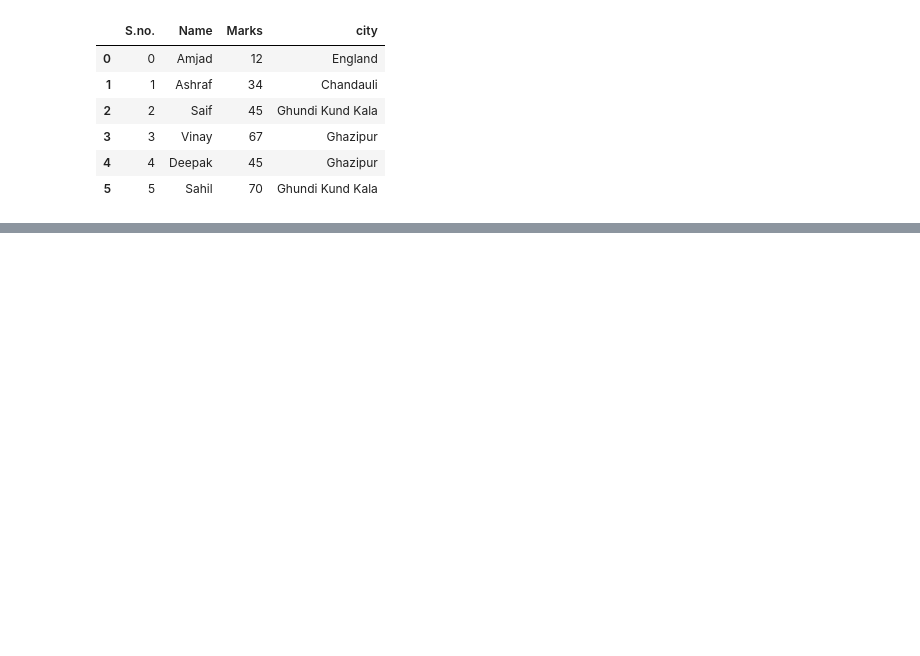
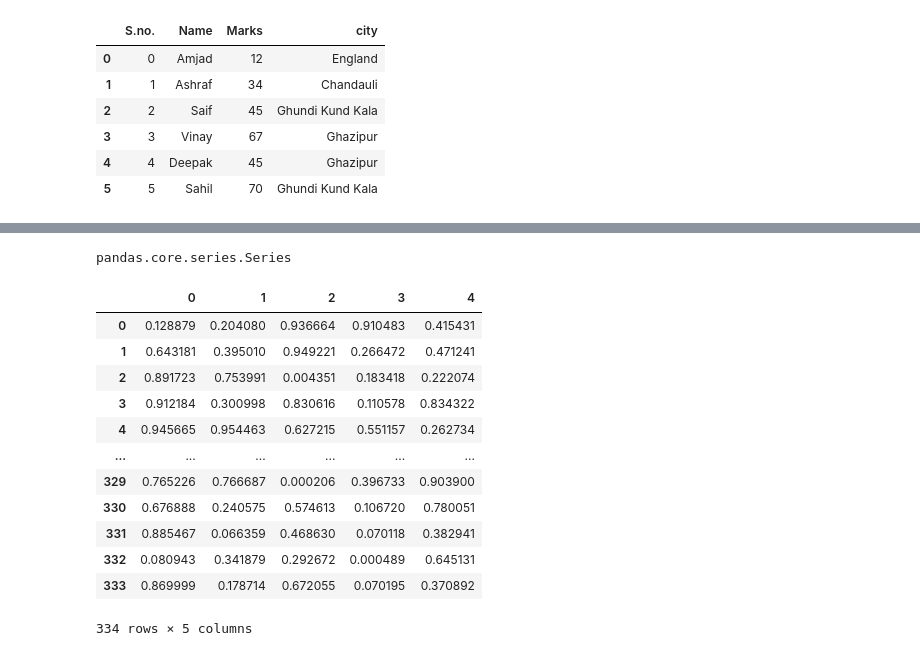
Before and after one commit to Amjadali168/Pandas, a Jupyter notebook: dataframes.ipynb, the cells around one changed output, grey strips where cells are left out. Saved outputs shown, nothing was run; the diff lists cells and outputs as text; code cells hidden in the pictures; blank space fills up the shorter version.

Commit message:
pandas

```diff
--- a/dataframes.ipynb
+++ b/dataframes.ipynb
@@ -90,0 +183,21 @@ x.to_csv('friends_copy.csv')
+# %%
+type(x2)
+# %% [output]
+pandas.core.series.Series
+# %%
+x3 = pd.DataFrame(np.random.rand(334, 5), index=np.arange(334))
+x3
+# %% [output]
+|  | 0 | 1 | 2 | 3 | 4 |
+| 0 | 0.128879 | 0.204080 | 0.936664 | 0.910483 | 0.415431 |
+| 1 | 0.643181 | 0.395010 | 0.949221 | 0.266472 | 0.471241 |
+| 2 | 0.891723 | 0.753991 | 0.004351 | 0.183418 | 0.222074 |
+| 3 | 0.912184 | 0.300998 | 0.830616 | 0.110578 | 0.834322 |
+| 4 | 0.945665 | 0.954463 | 0.627215 | 0.551157 | 0.262734 |
+| ... | ... | ... | ... | ... | ... |
+| 329 | 0.765226 | 0.766687 | 0.000206 | 0.396733 | 0.903900 |
+| 330 | 0.676888 | 0.240575 | 0.574613 | 0.106720 | 0.780051 |
+| 331 | 0.885467 | 0.066359 | 0.468630 | 0.070118 | 0.382941 |
+| 332 | 0.080943 | 0.341879 | 0.292672 | 0.000489 | 0.645131 |
+| 333 | 0.869999 | 0.178714 | 0.672055 | 0.070195 | 0.370892 |
+334 rows × 5 columns
```
Also changed, not shown: parts of 11 cells of this notebook, 2 other files.
